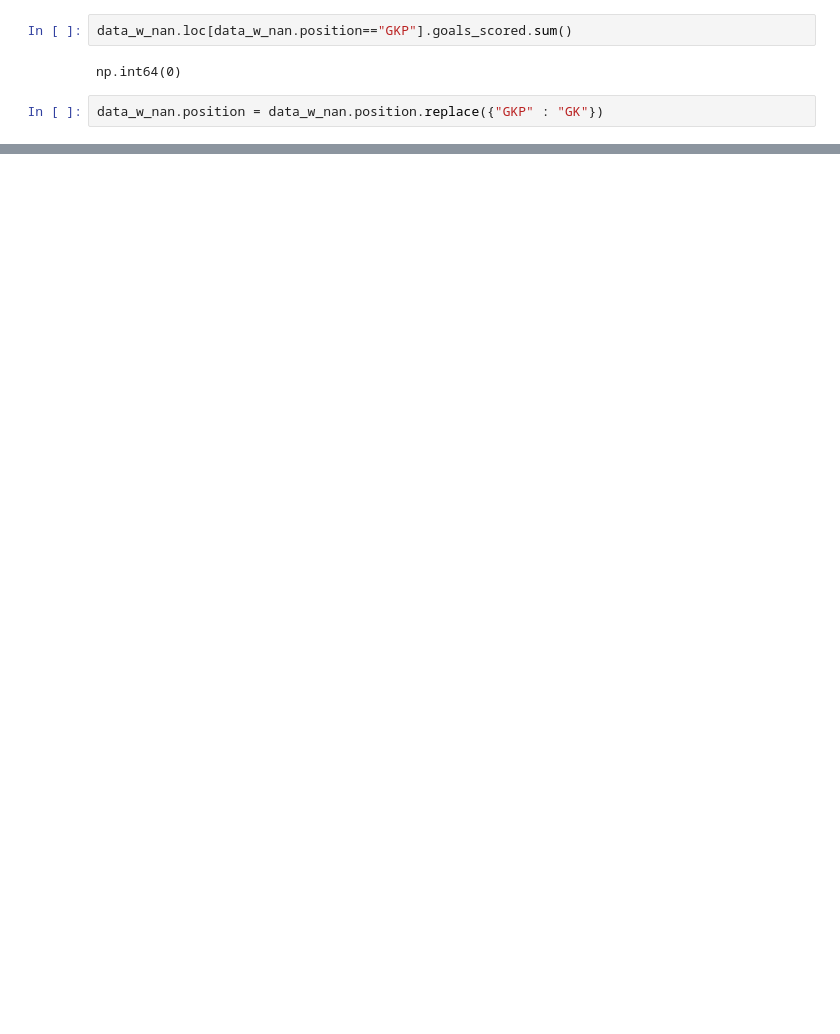
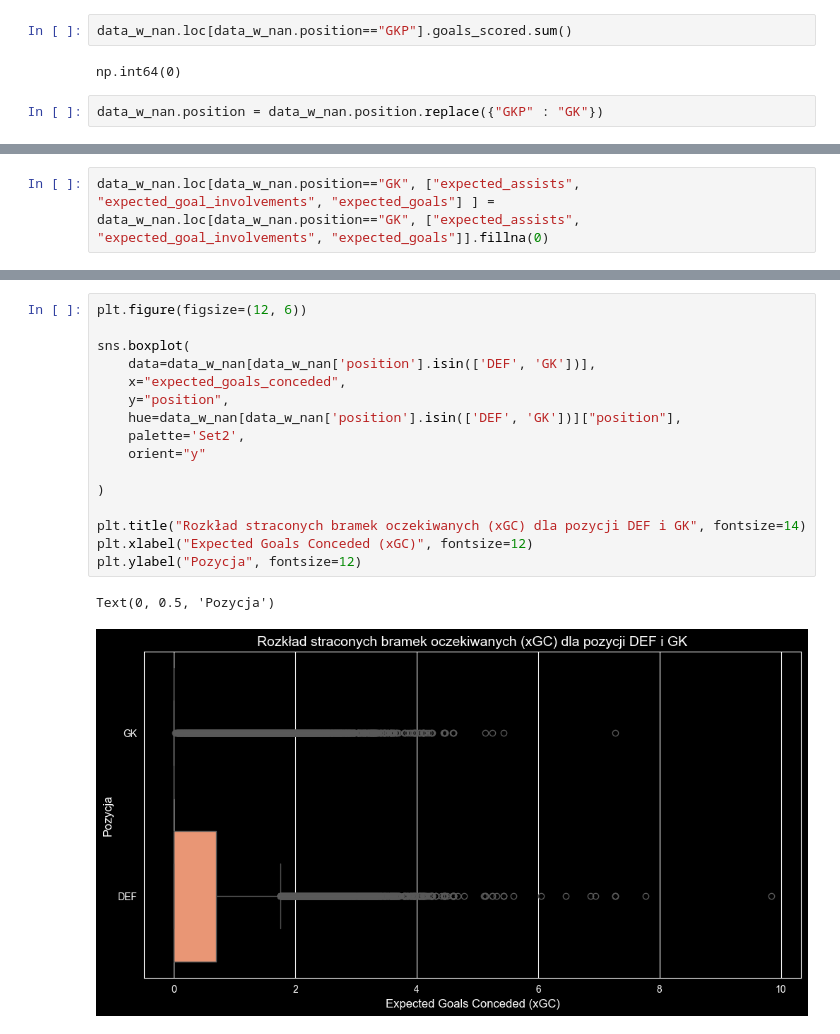
Before and after one commit to ruus77/FPL-Points-Predictions, a Jupyter notebook: Data Cleaning.ipynb, the cells around one changed output, grey strips where cells are left out. Saved outputs shown, nothing was run; the diff lists cells and outputs as text; blank space fills up the shorter version.

```diff
--- a/Data Cleaning.ipynb
+++ b/Data Cleaning.ipynb
@@ -162,0 +193,2 @@ plt.legend(title='Pozycja', bbox_to_anchor=(1.05, 1), loc='upper left');
+# %%
+data_w_nan.loc[data_w_nan.position=="GK", ["expected_assists", "expected_goal_involvements", "expected_goals"] ] = data_w_nan.loc[data_w_nan.position=="GK", ["expected_assists", "expected_goal_involvements", "expected_goals"]].fillna(0)
@@ -162,0 +211,19 @@ plt.legend(title='Pozycja', bbox_to_anchor=(1.05, 1), loc='upper left');
+# %%
+plt.figure(figsize=(12, 6))
+
+sns.boxplot(
+    data=data_w_nan[data_w_nan['position'].isin(['DEF', 'GK'])],
+    x="expected_goals_conceded",
+    y="position",
+    hue=data_w_nan[data_w_nan['position'].isin(['DEF', 'GK'])]["position"],
+    palette='Set2',
+    orient="y"
+
+)
+
+plt.title("Rozkład straconych bramek oczekiwanych (xGC) dla pozycji DEF i GK", fontsize=14)
+plt.xlabel("Expected Goals Conceded (xGC)", fontsize=12)
+plt.ylabel("Pozycja", fontsize=12)
+# %% [output]
+Text(0, 0.5, 'Pozycja')
+[figure, added]
```
Also changed, not shown: parts of 31 cells of this notebook, 2 other files.
